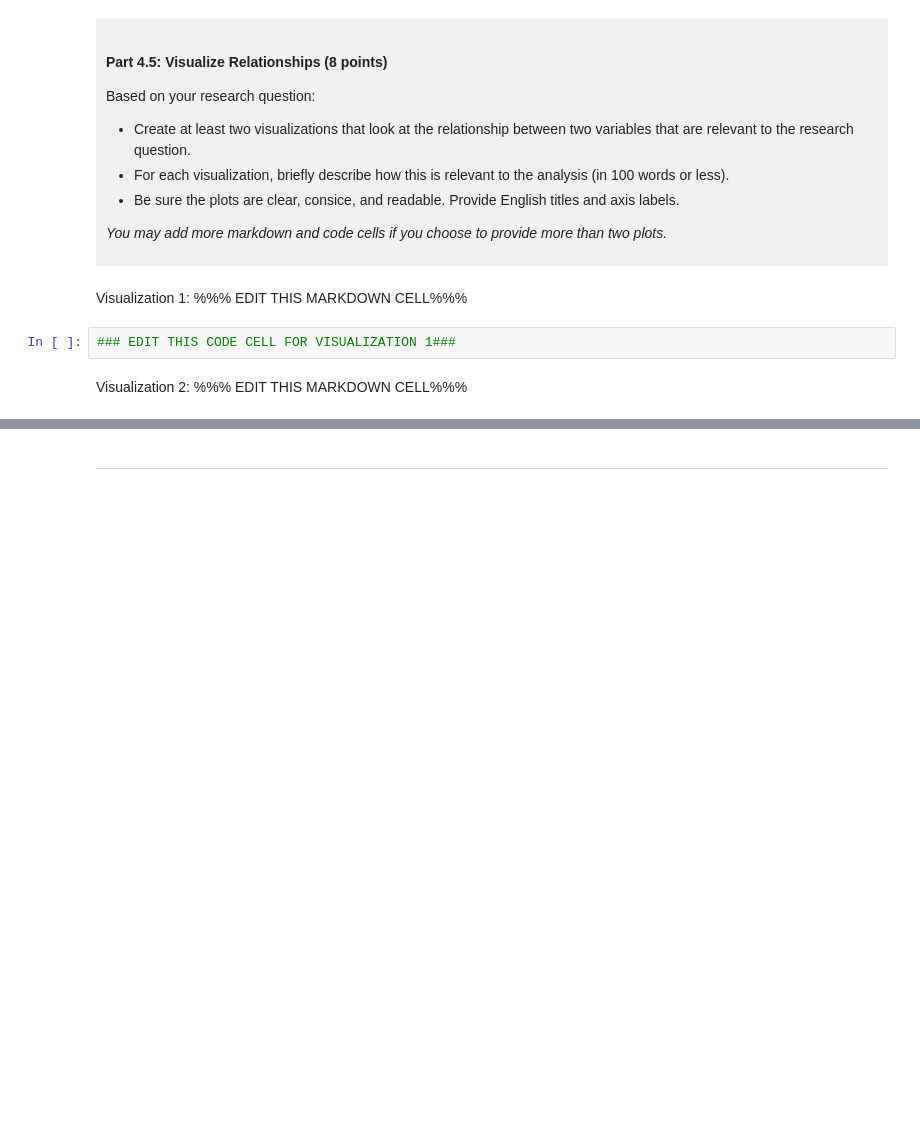
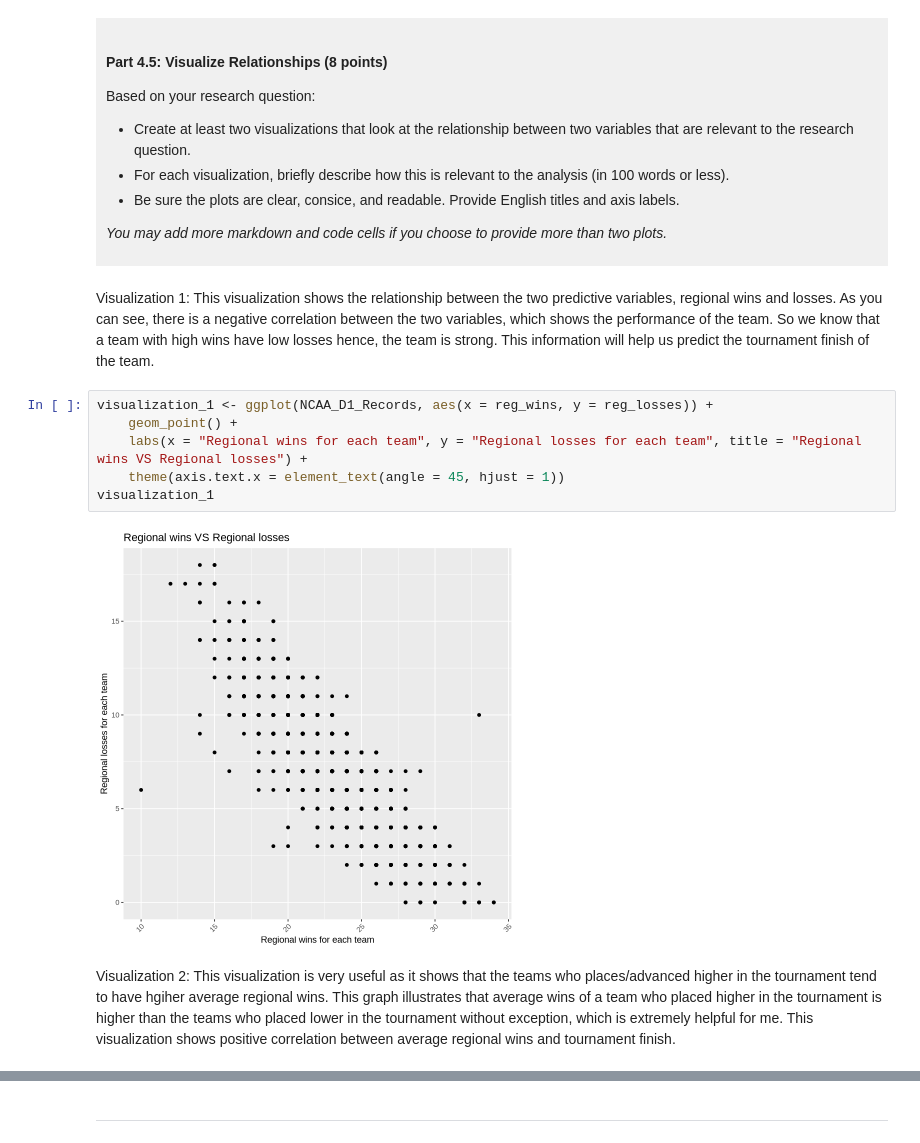
Before and after one commit to coolyhk123/dsci-100-project-younghoon-ko, a Jupyter notebook: dsci-100-project-notebook.ipynb, the cells around one changed output, grey strips where cells are left out. Saved outputs shown, nothing was run; the diff lists cells and outputs as text; blank space fills up the shorter version.

```diff
--- a/dsci-100-project-notebook.ipynb
+++ b/dsci-100-project-notebook.ipynb
@@ -317,9 +365,15 @@ Based on your research question:
 *You may add more markdown and code cells if you choose to provide more than two plots.*
 </div>
 # %% [markdown]
-Visualization 1: %%% EDIT THIS MARKDOWN CELL%%%
+Visualization 1: This visualization shows the relationship between the two predictive variables, regional wins and losses. As you can see, there is a negative correlation between the two variables, which shows the performance of the team. So we know that a team with high wins have low losses hence, the team is strong. This information will help us predict the tournament finish of the team.
 # %%
-### EDIT THIS CODE CELL FOR VISUALIZATION 1###
+visualization_1 <- ggplot(NCAA_D1_Records, aes(x = reg_wins, y = reg_losses)) +
+    geom_point() +
+    labs(x = "Regional wins for each team", y = "Regional losses for each team", title = "Regional wins VS Regional losses") +
+    theme(axis.text.x = element_text(angle = 45, hjust = 1))
+visualization_1
+# %% [output]
+[figure, added]
 # %% [markdown]
-Visualization 2: %%% EDIT THIS MARKDOWN CELL%%%
+Visualization 2: This visualization is very useful as it shows that the teams who places/advanced higher in the tournament tend to have hgiher average regional wins. This graph illustrates that average wins of a team who placed higher in the tournament is higher than the teams who placed lower in the tournament without exception, which is extremely helpful for me. This visualization shows positive correlation between average regional wins and tournament finish.
 # %%
```
Also changed, not shown: parts of 10 cells of this notebook.
